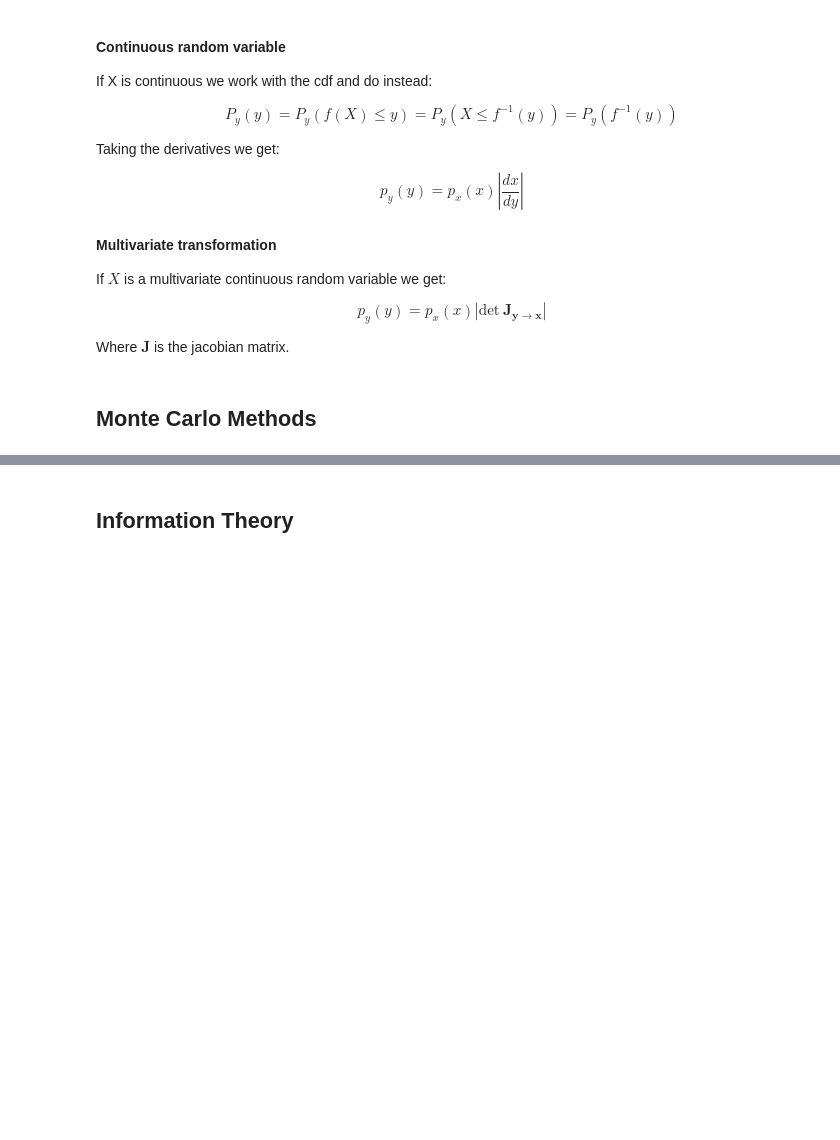
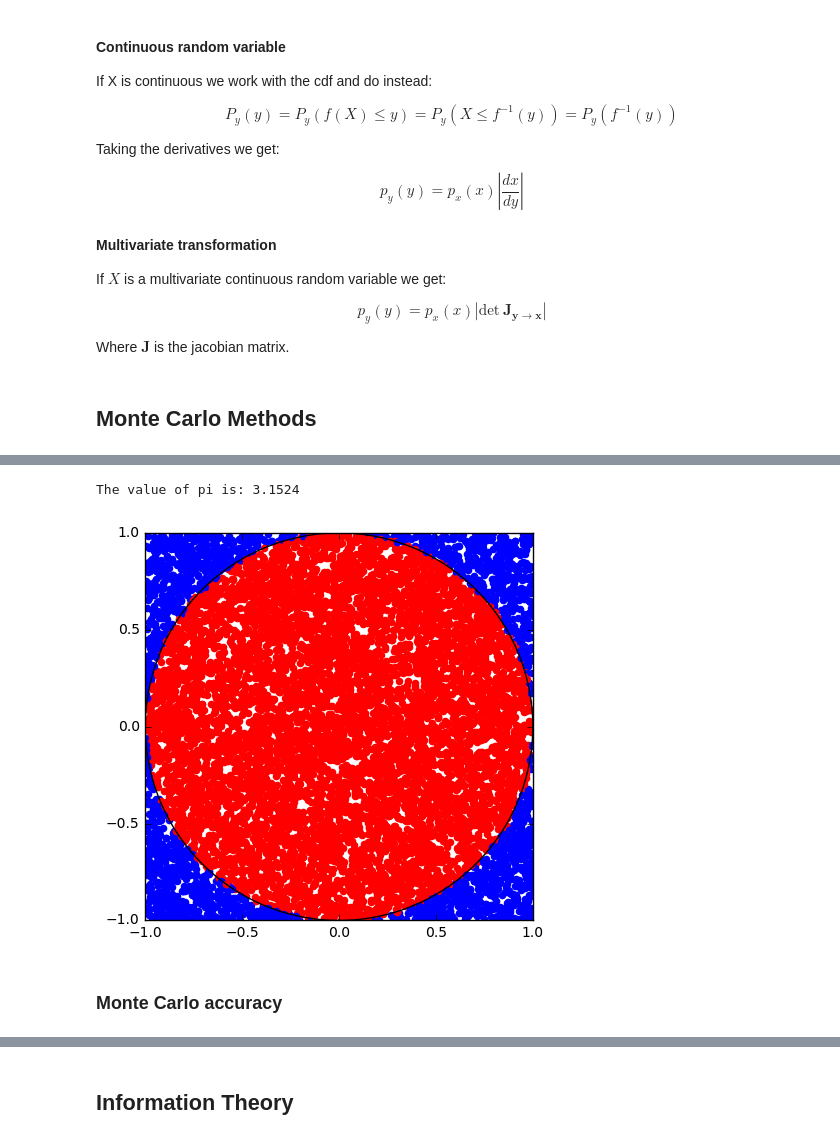
Before and after one commit to prcastro/MurphyProbabilisticML, a Jupyter notebook: chapters/Chapter 2.ipynb, the cells around one changed output, grey strips where cells are left out. Saved outputs shown, nothing was run; the diff lists cells and outputs as text; code cells hidden in the pictures; blank space fills up the shorter version.

```diff
--- a/chapters/Chapter 2.ipynb
+++ b/chapters/Chapter 2.ipynb
@@ -273,0 +293,38 @@ Where $\mathbf{J}$ is the jacobian matrix.
+# %%
+def plot_circle(radius):
+    fig, ax = plt.subplots(figsize=(5,5))
+    ax.set_xlim(-radius, radius)
+    ax.set_ylim(-radius, radius)
+    circle = plt.Circle((0,0), radius, color='k', fill=False)
+    ax.add_artist(circle)
+    return ax
+
+def in_circle(point, radius):
+    x, y = point
+    return x**2 + y**2 <= radius**2
+
+
+def sample_points(a, b, n):
+    for i in range(n):
+        x = np.random.uniform(a, b)
+        y = np.random.uniform(a, b)
+        yield x, y
+
+def compute_pi(n_points, radius=1):
+    ax = plot_circle(radius)
+    count = 0
+    for point in sample_points(-radius, radius, n_points):
+        color = 'b'
+        if in_circle(point, radius):
+            count += 1
+            color = 'r'
+        ax.scatter(point[0], point[1], color=color)
+    return 4 * count/n_points
+
+pi = compute_pi(10000)
+print("The value of pi is:", pi)
+# %% [output]
+The value of pi is: 3.1524
+[figure, added]
+# %% [markdown]
+### Monte Carlo accuracy
```
Also changed, not shown: parts of 14 cells of this notebook.
